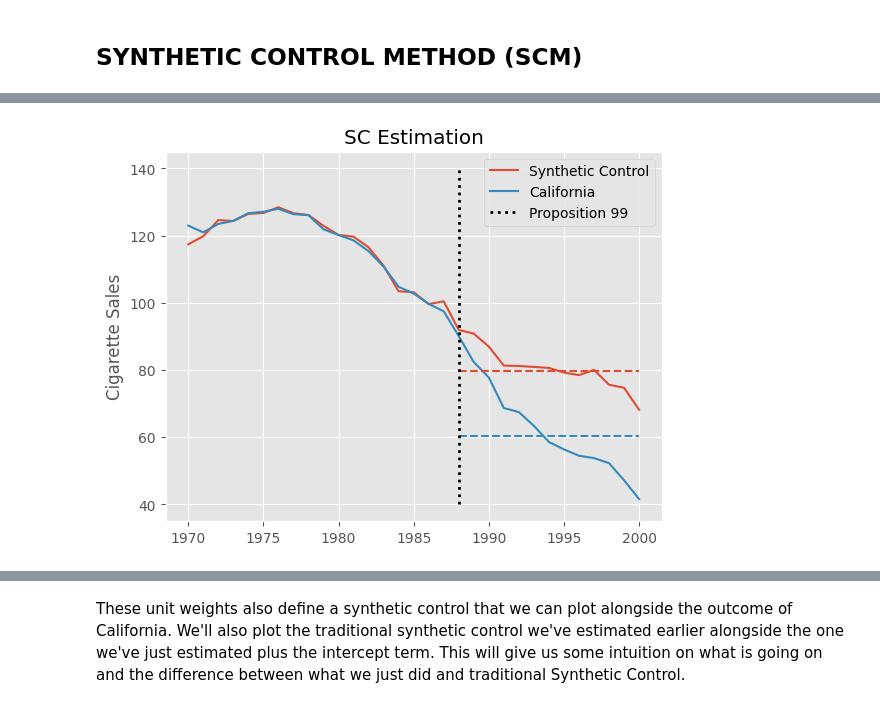
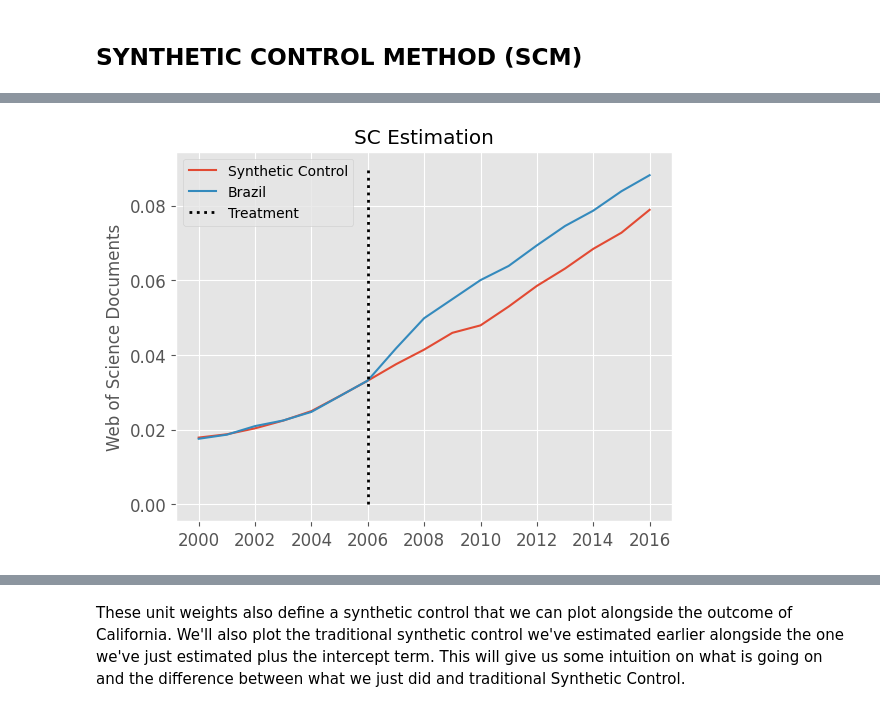
Before and after one commit to rod53/BrScienceSCM, a Jupyter notebook: IGERDBR.ipynb, the cells around one changed output, grey strips where cells are left out. Cells and saved outputs as stored; diff of their text form; code cells hidden in the pictures.

```diff
--- a/IGERDBR.ipynb
+++ b/IGERDBR.ipynb
@@ -443,14 +443,12 @@ df = df.dropna(subset=['APOP', 'GDP', 'Web of Science Documents'])
 # Count how many countries show up in df, after dropping rows with missing values
 print(df['Country'].nunique())
 
-# General information about the dataset
-df.info()
+# Column names adjustment, substituting spaces with underscores
+df.columns = df.columns.str.replace(' ', '_')
 
 # Create a table with the % of missing values for each column
 df.isnull().sum()/len(df)*100
 # Drop countries with less than 22 observations
 df = df.groupby('Country').filter(lambda x: len(x) > 21)
-
-df
 # %% [output]
 185
@@ -571,4 +539,4 @@ for i in range(5, len(df.columns)):
 ... (25 outputs left out)
 # %%
 # Drop the columns First Author (2008-2022), Last Author (2008-2022), Corresponding Author (2008-2022), Highly Cited Papers and Hot Papers, since they do not have a complete time series
-df = df.drop(['First Author (2008-2022)', 'Last Author (2008-2022)', 'Corresponding Author (2008-2022)', 'Highly Cited Papers', 'Hot Papers'], axis=1)
+df = df.drop(['First_Author_(2008-2022)', 'Last_Author_(2008-2022)', 'Corresponding_Author_(2008-2022)', 'Highly_Cited_Papers', 'Hot_Papers'], axis=1)
@@ -612,10 +582,10 @@ dfs['ID'] = dfs.groupby('Country').ngroup()+1
 dfs = dfs[dfs['Year'] <= 2016]
 
 # Create column "treated", with "True" for Brazil  and "False" for the rest of the countries
-dfs['Treatment'] = np.where(dfs['Country'] == 'Brazil', True, False)
+dfs['treated'] = np.where(dfs['Country'] == 'Brazil', True, False)
 
 # Create column "after_treatment", with "True" for years between 2006 and 2016, and "False" for the rest of the years
-dfs['Post'] = np.where((dfs['Year'] >= 2007) & (dfs['Year'] <= 2016), True, False)
+dfs['after_treatment'] = np.where((dfs['Year'] >= 2007) & (dfs['Year'] <= 2016), True, False)
 
 # Print first 50 rows of the dataset
 dfs.head(20)
@@ -772,15 +713,15 @@ from sc import SyntheticControl
 
 sc_model = SyntheticControl()
 
-y_co_pre = dfs.query("~after_treatment").query("~treated").pivot("year", "Country", "cigsale")
-y_tr_pre = dfs.query("~after_treatment").query("treated")["cigsale"]
+y_co_pre = dfs.query("~after_treatment").query("~treated").pivot("Year", "Country", "Web_of_Science_Documents")
+y_tr_pre = dfs.query("~after_treatment").query("treated")["Web_of_Science_Documents"]
 
 sc_model.fit(y_co_pre, y_tr_pre)
 sc_weights = pd.Series(sc_model.w_, index=y_co_pre.columns, name="sc_w")
 
-sc = dfs.query("~treated").pivot("year", "Country", "cigsale").dot(sc_weights)
+sc = dfs.query("~treated").pivot("Year", "Country", "Web_of_Science_Documents").dot(sc_weights)
 
-att = dfs.query("treated")["cigsale"][sc.index > 1988].mean() - sc[sc.index > 1988].mean()
+att = dfs.query("treated")["Web_of_Science_Documents"][sc.index > 1988].mean() - sc[sc.index > 1988].mean()
 
 print("SC ATT: ", att.round(4))
 # %% [output]
@@ -792,16 +729,16 @@ We can visualize this estimation process by plotting the realized outcome for Ca
 # %%
 plt.plot(sc, label="Synthetic Control")
-plt.plot(sc.index, dfs.query("treated")["cigsale"], label="California", color="C1")
+plt.plot(sc.index, dfs.query("treated")["Web_of_Science_Documents"], label="Brazil", color="C1")
 
-calif_avg = dfs.query("treated")["cigsale"][sc.index > 1988].mean()
+calif_avg = dfs.query("treated")["Web_of_Science_Documents"][sc.index > 1988].mean()
 sc_avg = sc[sc.index > 1988].mean()
 
-plt.hlines(calif_avg, 1988, 2000, color="C1", ls="dashed")
-plt.hlines(sc_avg, 1988, 2000, color="C0", ls="dashed")
+# plt.hlines(calif_avg, 1988, 2000, color="C1", ls="dashed")
+# plt.hlines(sc_avg, 1988, 2000, color="C0", ls="dashed")
 
 plt.title("SC Estimation")
-plt.ylabel("Cigarette Sales")
-plt.vlines(x=1988, ymin=40, ymax=140, linestyle=":", lw=2, label="Proposition 99", color="black")
+plt.ylabel("Web of Science Documents")
+plt.vlines(x=2006, ymin=0.00, ymax=0.09, linestyle=":", lw=2, label="Treatment", color="black")
 plt.legend();
 # %% [output]
-[figure, old version]
+[figure, new version]
```
Also changed, not shown: parts of 43 cells of this notebook.
